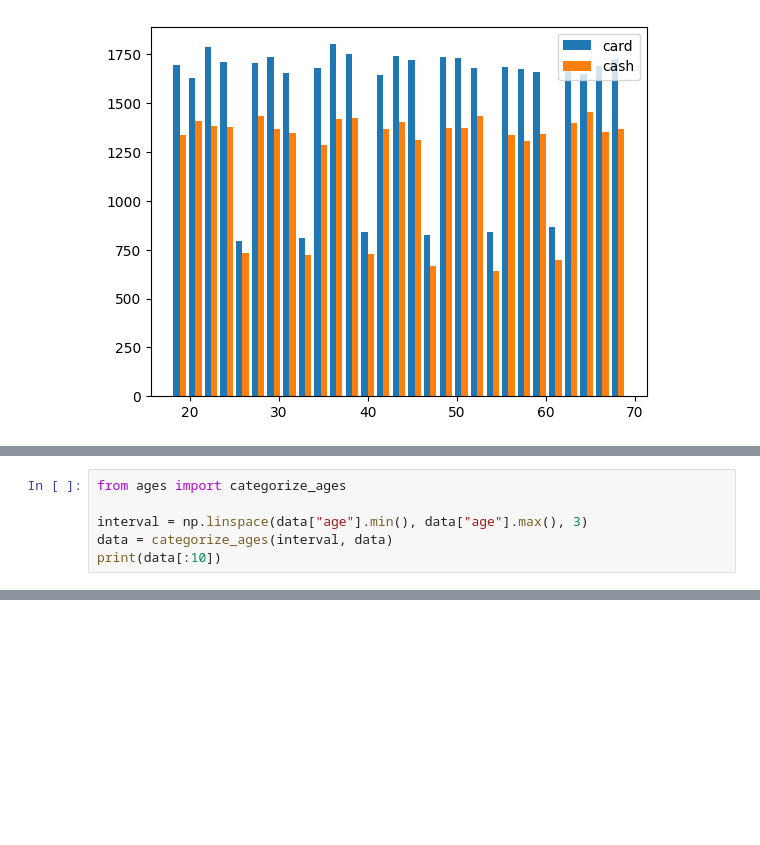
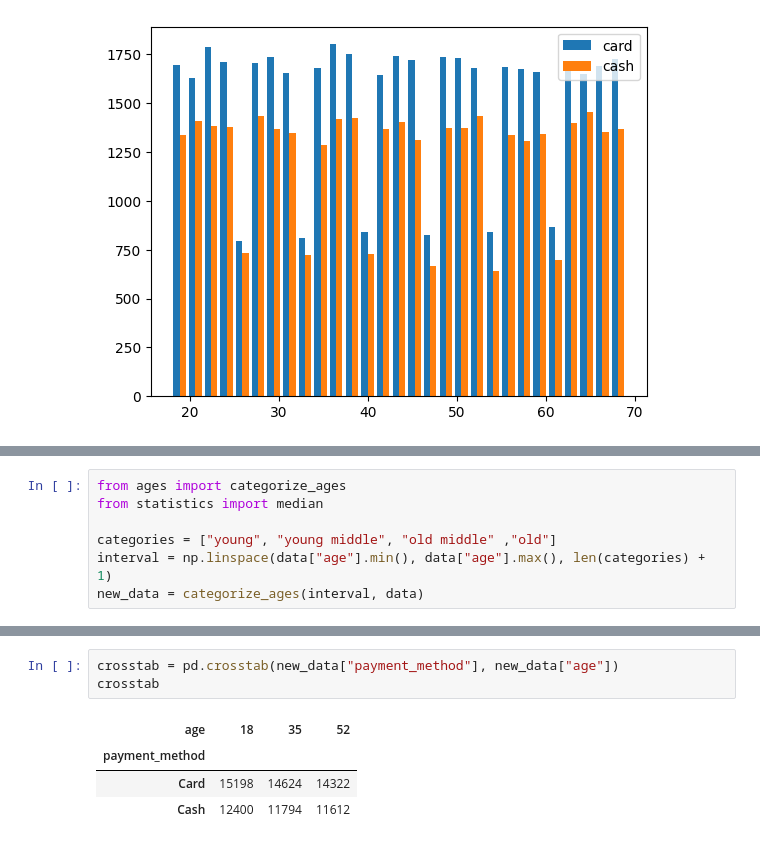
Before and after one commit to patinoboh/statisticka_praca, a Jupyter notebook: statisticka_praca.ipynb, the cells around one changed output, grey strips where cells are left out. Saved outputs shown, nothing was run; the diff lists cells and outputs as text; blank space fills up the shorter version.

Commit message:
Statistics might be done ??

```diff
--- a/statisticka_praca.ipynb
+++ b/statisticka_praca.ipynb
@@ -140,6 +133,7 @@ Z dát je jasne vidno, že platba kartou je populárnejšia ako platba v hotovos
 # %%
 from ages import categorize_ages
+from statistics import median
 
-interval = np.linspace(data["age"].min(), data["age"].max(), 3)
-data = categorize_ages(interval, data)
-print(data[:10])
+categories = ["young", "young middle", "old middle" ,"old"]
+interval = np.linspace(data["age"].min(), data["age"].max(), len(categories) + 1)
+new_data = categorize_ages(interval, data)
@@ -147,0 +155,8 @@ AttributeError: 'numpy.ndarray' object has no attribute 'append'
+# %%
+crosstab = pd.crosstab(new_data["payment_method"], new_data["age"])
+crosstab
+# %% [output]
+| age | 18 | 35 | 52 |
+| payment_method |  |  |  |
+| Card | 15198 | 14624 | 14322 |
+| Cash | 12400 | 11794 | 11612 |
```
Also changed, not shown: parts of 10 cells of this notebook, 2 other files.
